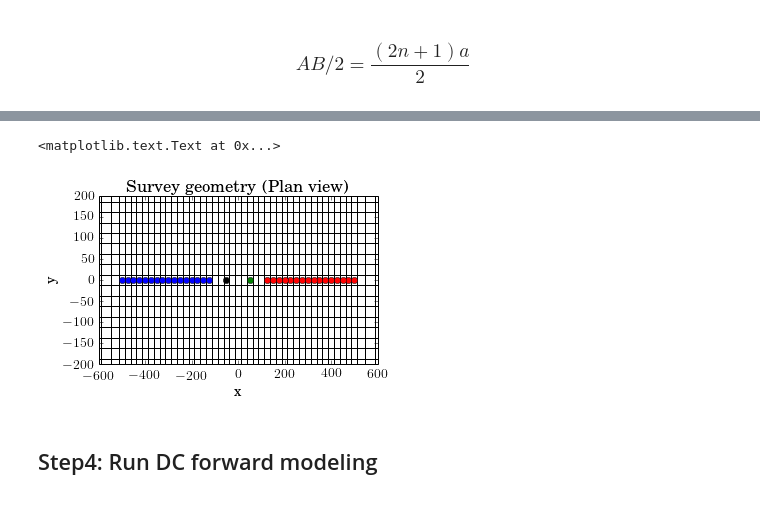
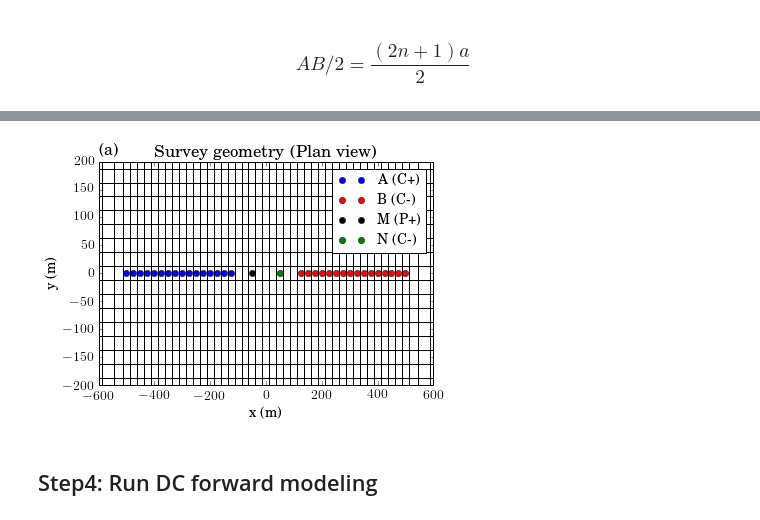
Before and after one commit to simpeg/simpeg, a Jupyter notebook: notebooks/DC_schumberger_FWD.ipynb, the cells around one changed output, grey strips where cells are left out. Cells and saved outputs as stored; diff of their text form; code cells hidden in the pictures.

Commit message:
Changing figures for simpegPaper

```diff
--- a/notebooks/DC_schumberger_FWD.ipynb
+++ b/notebooks/DC_schumberger_FWD.ipynb
@@ -81,16 +81,20 @@ ax.set_xlim(-600,600)
 # %%
-fig, ax = plt.subplots(1,1, figsize = (5,3))
-mesh.plotSlice(sigma, grid=True, ax = ax, pcolorOpts={'cmap':'binary'})
+fig, ax = plt.subplots(1,1, figsize = (6,4))
 ax.plot(xtemp_txP, ytemp_tx, 'bo')
 ax.plot(xtemp_txN, ytemp_tx, 'ro')
 ax.plot(xtemp_rxP, ytemp_rx, 'ko')
 ax.plot(xtemp_rxN, ytemp_rx, 'go')
+ax.legend(('A (C+)', 'B (C-)', 'M (P+)', 'N (C-)'), fontsize = 14)
+mesh.plotSlice(sigma, grid=True, ax = ax, pcolorOpts={'cmap':'binary'})
 ax.set_xlim(-600, 600)
 ax.set_ylim(-200, 200)
 ax.set_title('Survey geometry (Plan view)')
+ax.set_xlabel('x (m)')
+ax.set_ylabel('y (m)')
+ax.text(-600, 210, '(a)', fontsize = 16)
+fig.savefig('DCsurvey.png', dpi = 200)
 # %% [output]
-<matplotlib.text.Text at 0x...>
-[figure, old version]
+[figure, new version]
 # %%
 txlist = []
 rx = DC.DipoleRx(np.r_[xtemp_rxP, ytemp_rx, -12.5], np.r_[xtemp_rxN, ytemp_rx, -12.5])
```
Also changed, not shown: parts of 3 cells of this notebook, 2 other files.
